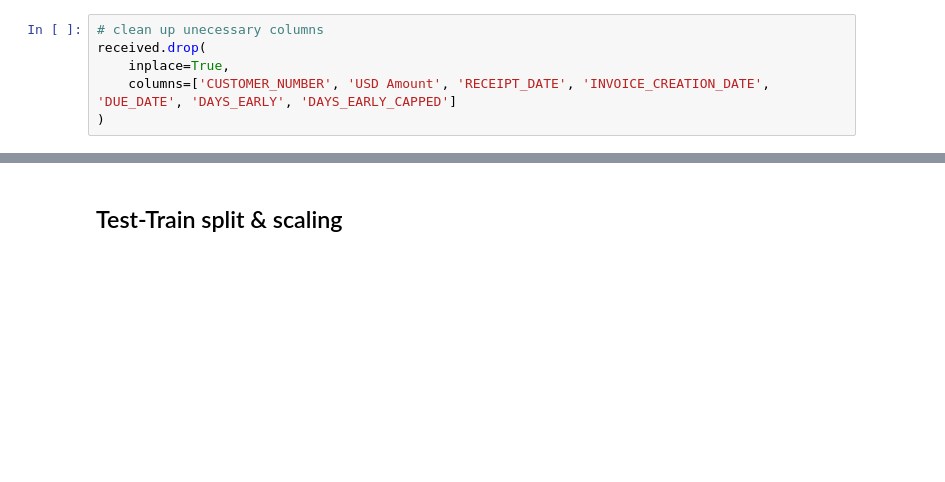
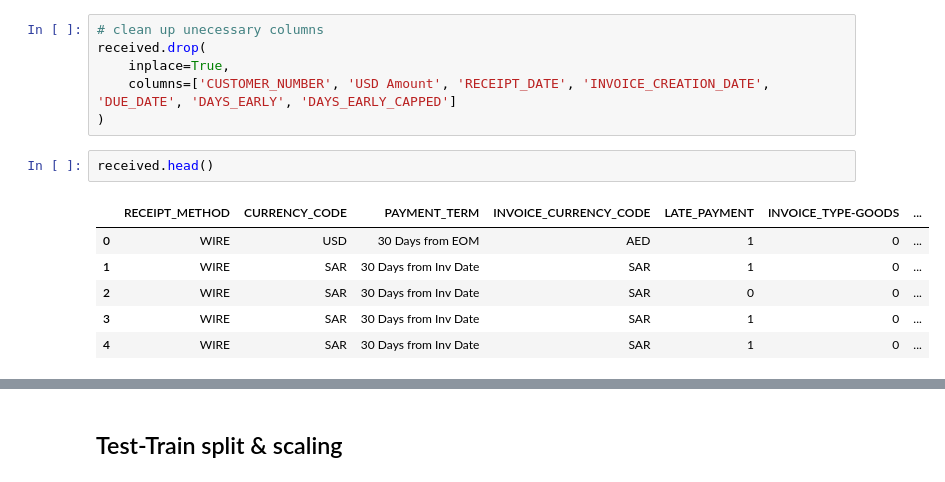
Before and after one commit to liemnh98/upGrad-Domain-Oriented-Case-Study, a Jupyter notebook: main_code.iPynb, the cells around one changed output, grey strips where cells are left out. Drawn from its saved outputs; the diff is of its cells as text; blank space fills up the shorter version.

```diff
--- a/main_code.iPynb
+++ b/main_code.iPynb
@@ -470,3 +470,12 @@ received.drop(
     inplace=True,
     columns=['CUSTOMER_NUMBER', 'USD Amount', 'RECEIPT_DATE', 'INVOICE_CREATION_DATE', 'DUE_DATE', 'DAYS_EARLY', 'DAYS_EARLY_CAPPED']
 )
+# %%
+received.head()
+# %% [output]
+|  | RECEIPT_METHOD | CURRENCY_CODE | PAYMENT_TERM | INVOICE_CURRENCY_CODE | LATE_PAYMENT | INVOICE_TYPE-GOODS | ... |
+| 0 | WIRE | USD | 30 Days from EOM | AED | 1 | 0 | ... |
+| 1 | WIRE | SAR | 30 Days from Inv Date | SAR | 1 | 0 | ... |
+| 2 | WIRE | SAR | 30 Days from Inv Date | SAR | 0 | 0 | ... |
+| 3 | WIRE | SAR | 30 Days from Inv Date | SAR | 1 | 0 | ... |
+| 4 | WIRE | SAR | 30 Days from Inv Date | SAR | 1 | 0 | ... |
```
Also changed, not shown: parts of 6 cells of this notebook.
